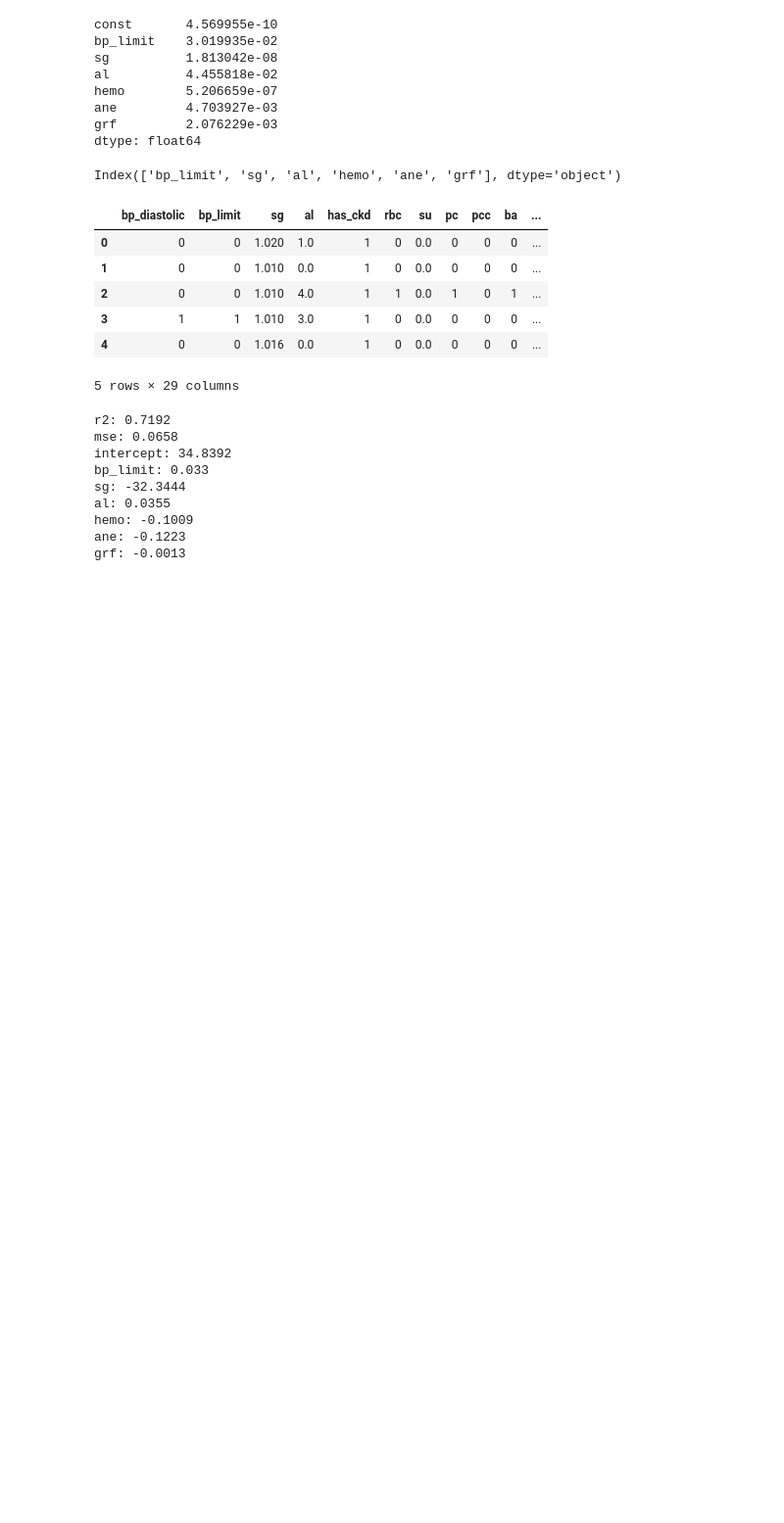
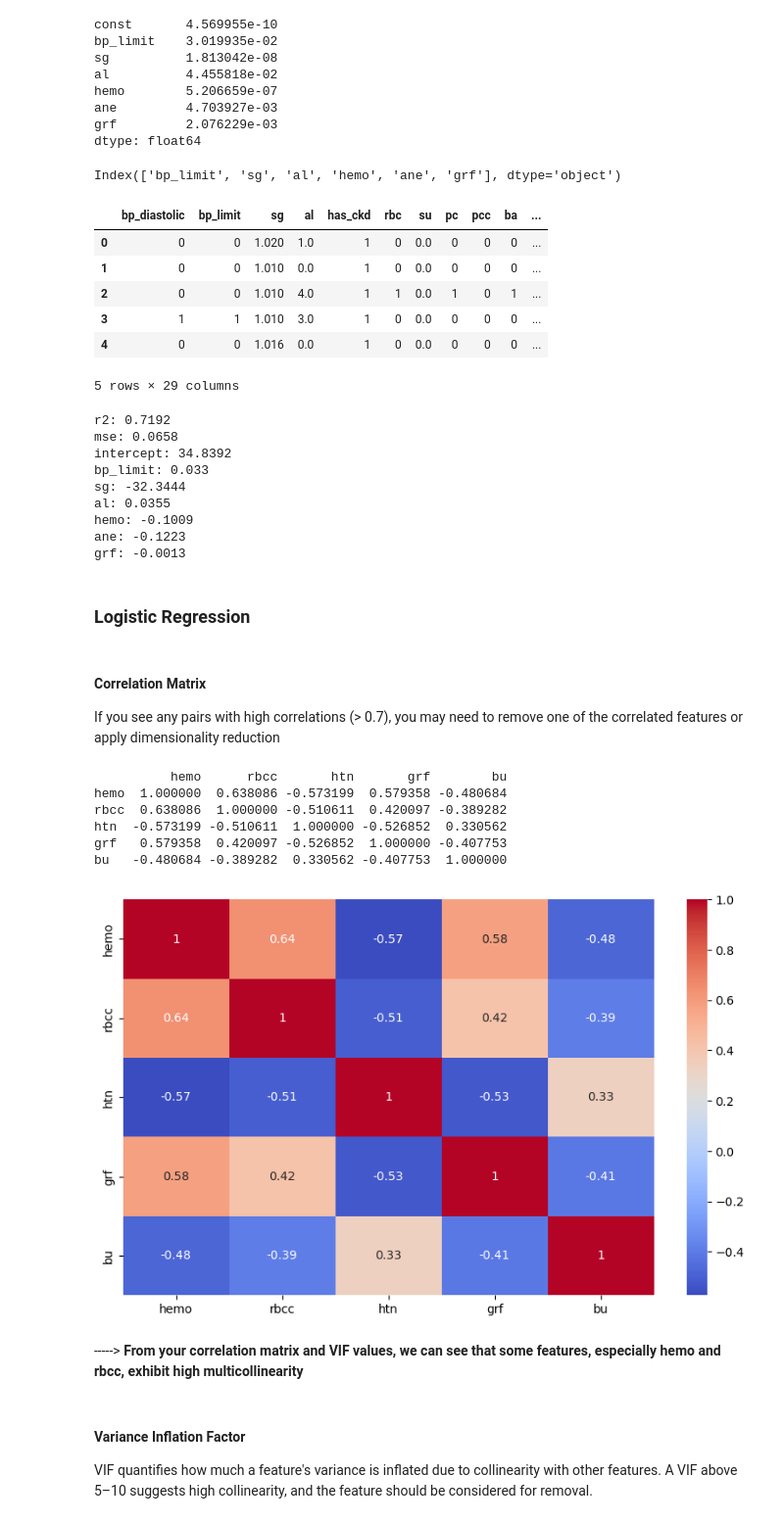
Before and after one commit to usd-ai/risk-factors-cdk, a Jupyter notebook: rfcdk.ipynb, the cells around one changed output. Shown at 98% size. Cells and saved outputs as stored; diff of their text form; code cells hidden in the pictures; blank space fills up the shorter version.

```diff
--- a/rfcdk.ipynb
+++ b/rfcdk.ipynb
@@ -530,3 +531,31 @@ al: 0.0355
 hemo: -0.1009
 ane: -0.1223
 grf: -0.0013
+# %% [markdown]
+### Logistic Regression
+# %% [markdown]
+#### Correlation Matrix
+If you see any pairs with high correlations (> 0.7), you may need to remove one of the correlated features or apply dimensionality reduction
+# %%
+# Select the features in question
+X = df[['hemo', 'rbcc', 'htn', 'grf', 'bu']]
+
+# Compute the correlation matrix
+corr_matrix = X.corr()
+print(corr_matrix)
+plt.figure(figsize=(10, 6))
+sns.heatmap(corr_matrix, annot=True, cmap='coolwarm')
+plt.show()
+# %% [output]
+          hemo      rbcc       htn       grf        bu
+hemo  1.000000  0.638086 -0.573199  0.579358 -0.480684
+rbcc  0.638086  1.000000 -0.510611  0.420097 -0.389282
+htn  -0.573199 -0.510611  1.000000 -0.526852  0.330562
+grf   0.579358  0.420097 -0.526852  1.000000 -0.407753
+bu   -0.480684 -0.389282  0.330562 -0.407753  1.000000
+[figure, added]
+# %% [markdown]
+-----> **From your correlation matrix and VIF values, we can see that some features, especially hemo and rbcc, exhibit high multicollinearity**
+# %% [markdown]
+#### Variance Inflation Factor
+VIF quantifies how much a feature's variance is inflated due to collinearity with other features. A VIF above 5–10 suggests high collinearity, and the feature should be considered for removal.
```
Also changed, not shown: parts of 19 cells of this notebook.
